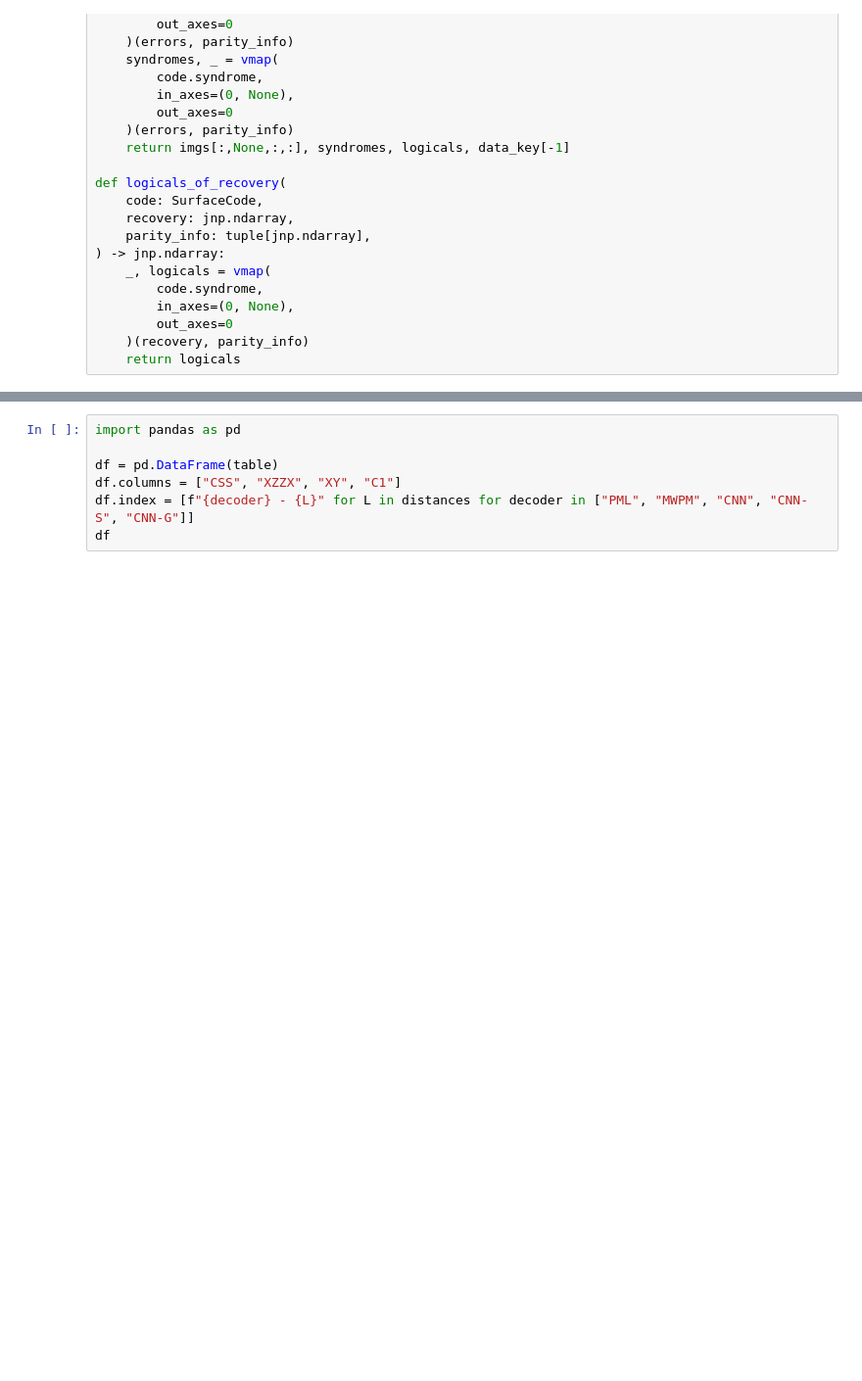
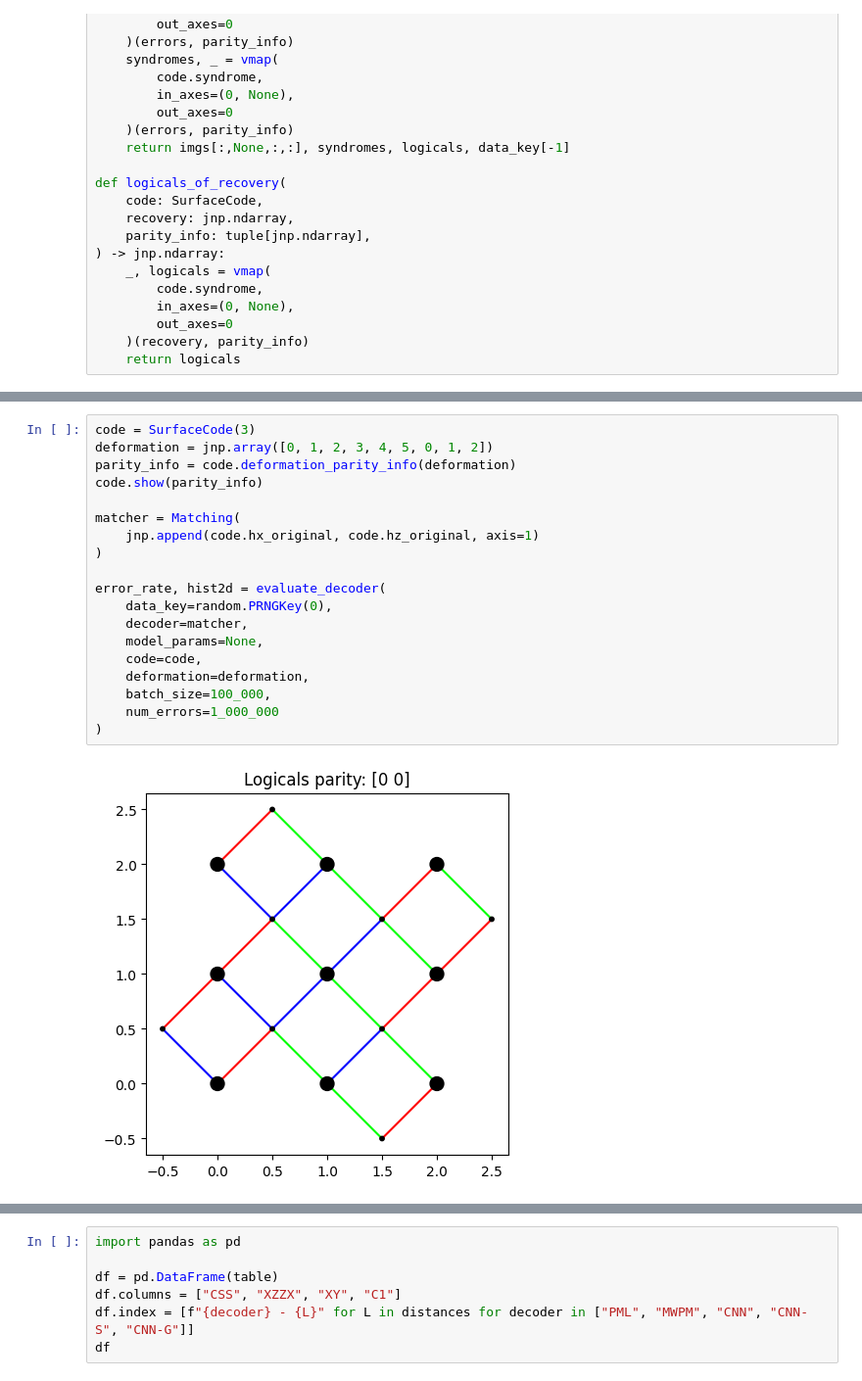
Before and after one commit to JuliusRye/QEC, a Jupyter notebook: Modules/fig_decoder_comparisen.ipynb, the cells around one changed output, grey strips where cells are left out. Shown at 98% size. Saved outputs shown, nothing was run; the diff lists cells and outputs as text; blank space fills up the shorter version.

```diff
--- a/Modules/fig_decoder_comparisen.ipynb
+++ b/Modules/fig_decoder_comparisen.ipynb
@@ -141,2 +169,23 @@ def evaluate_decoder(
+# %%
+code = SurfaceCode(3)
+deformation = jnp.array([0, 1, 2, 3, 4, 5, 0, 1, 2])
+parity_info = code.deformation_parity_info(deformation)
+code.show(parity_info)
+
+matcher = Matching(
+    jnp.append(code.hx_original, code.hz_original, axis=1)
+)
+
+error_rate, hist2d = evaluate_decoder(
+    data_key=random.PRNGKey(0),
+    decoder=matcher,
+    model_params=None,
+    code=code,
+    deformation=deformation,
+    batch_size=100_000,
+    num_errors=1_000_000
+)
+# %% [output]
+[figure, added]
 # %%
 table = jnp.empty((5*len(distances), 4), dtype=jnp.float32)
```
Also changed, not shown: parts of 6 cells of this notebook, 11 other files.
